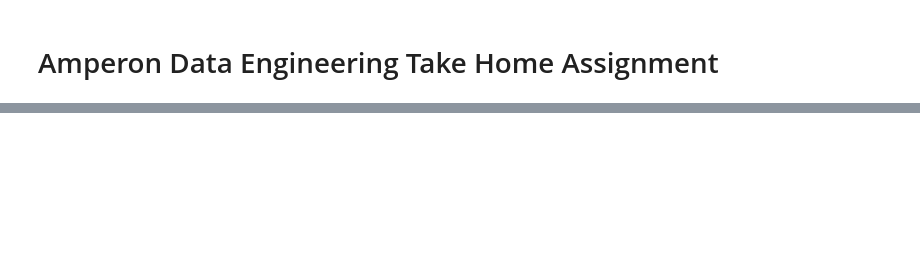
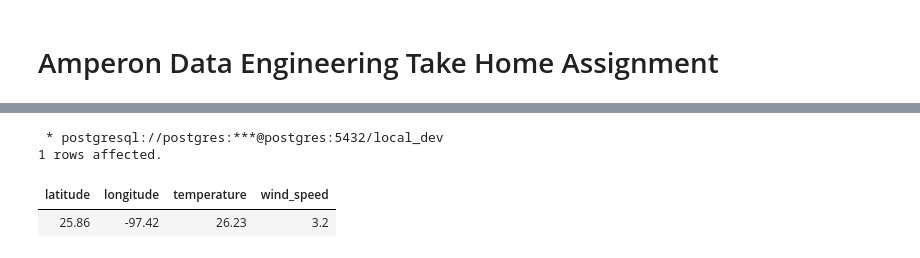
Before and after one commit to ross-dib/tomorrow_io_scraper, a Jupyter notebook: tomorrow_io_analysis.ipynb, the cells around one changed output, grey strips where cells are left out. Cells and saved outputs as stored; diff of their text form; code cells hidden in the pictures; blank space fills up the shorter version.

```diff
--- a/tomorrow_io_analysis.ipynb
+++ b/tomorrow_io_analysis.ipynb
@@ -59,0 +83,31 @@ Index: []
+# %%
+%%sql
+
+SELECT
+    t.latitude,
+    t.longitude,
+    t.temperature,
+    t.wind_speed,
+    t.
+FROM
+    tomorrow_io_timeline_data t
+JOIN
+    (
+        SELECT
+            latitude,
+            longitude,
+            MAX(start_time) AS latest_time
+        FROM
+            tomorrow_io_timeline_data
+        GROUP BY
+            latitude, longitude
+    ) subquery
+ON
+    t.latitude = subquery.latitude
+    AND t.longitude = subquery.longitude
+    AND t.start_time = subquery.latest_time;
+# %% [output]
+ * postgresql://postgres:***@postgres:5432/local_dev
+1 rows affected.
+| latitude | longitude | temperature | wind_speed |
+| 25.86 | -97.42 | 26.23 | 3.2 |
```
Also changed, not shown: parts of 4 cells of this notebook.
